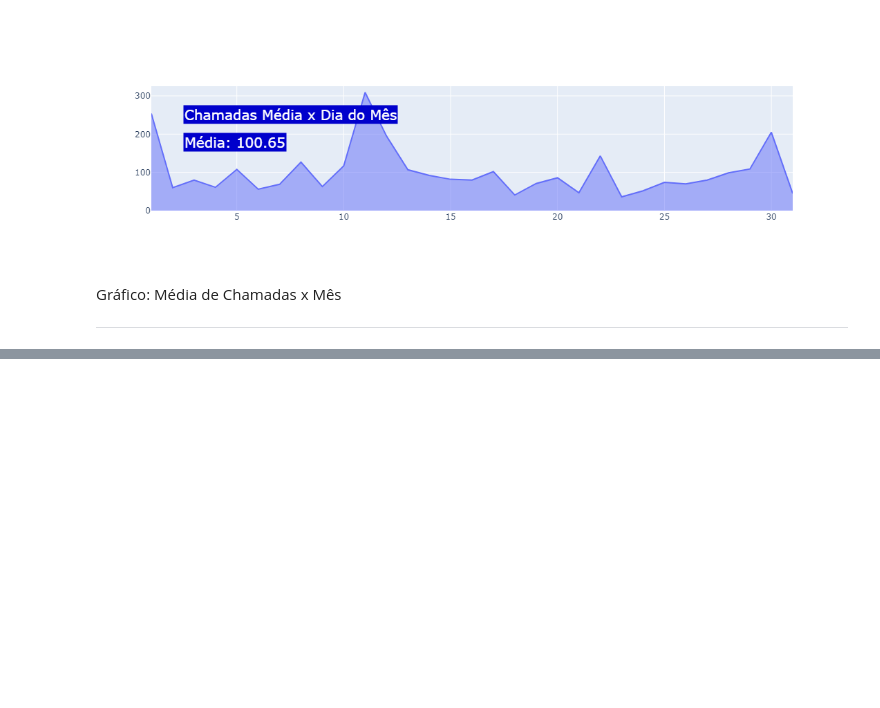
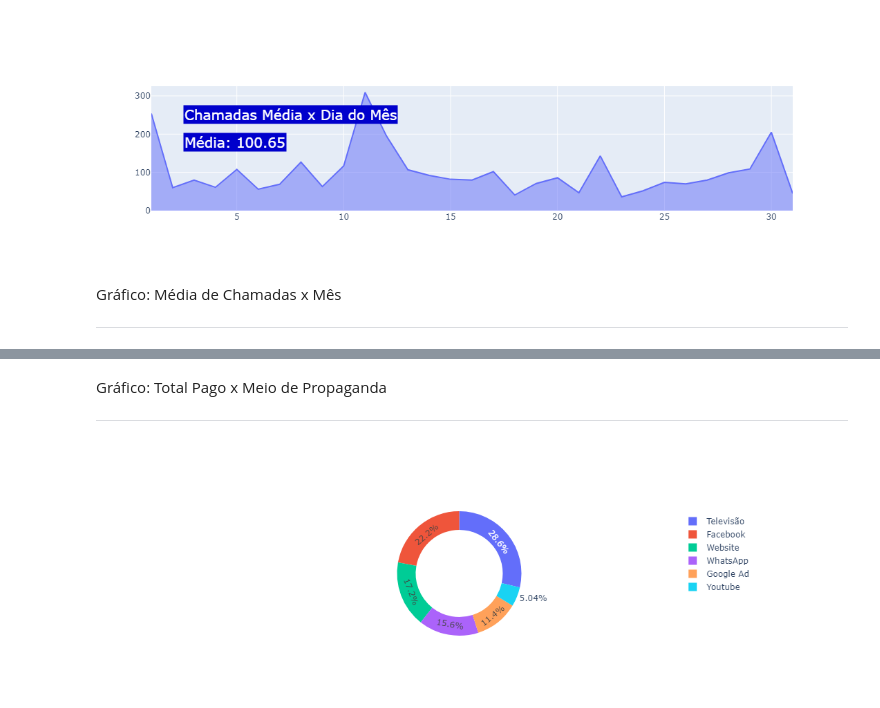
Before and after one commit to fabio-ribeiro-de/DataAnalytics, a Jupyter notebook: 1-call-center-vendas/graficos.ipynb, the cells around one changed output, grey strips where cells are left out. Cells and saved outputs as stored; diff of their text form; code cells hidden in the pictures; blank space fills up the shorter version.

```diff
--- a/1-call-center-vendas/graficos.ipynb
+++ b/1-call-center-vendas/graficos.ipynb
@@ -159,0 +227,18 @@ gpChamadasM = df.groupby('Mês')['Chamadas Realizadas'].sum().reset_index()
+# %% [markdown]
+Gráfico: Total Pago x Meio de Propaganda
+_______________________________________
+# %%
+#Agrupamos o total de pagamentos realizados através do meio de propaganda
+gpPagMeioProp = df.groupby('Meio de Propaganda')['Valor Pago'].sum().reset_index()
+
+#Aqui construímos um gráfico de pizza simples, segregando por meio de propaganda.
+grafPagMeioProp = go.Figure()
+grafPagMeioProp.add_trace(
+    go.Pie(
+        labels = gpPagMeioProp['Meio de Propaganda'],
+        values = gpPagMeioProp['Valor Pago'],
+        hole = .7
+    )
+)
+# %% [output]
+[figure, added]
```
Also changed, not shown: parts of 21 cells of this notebook.
